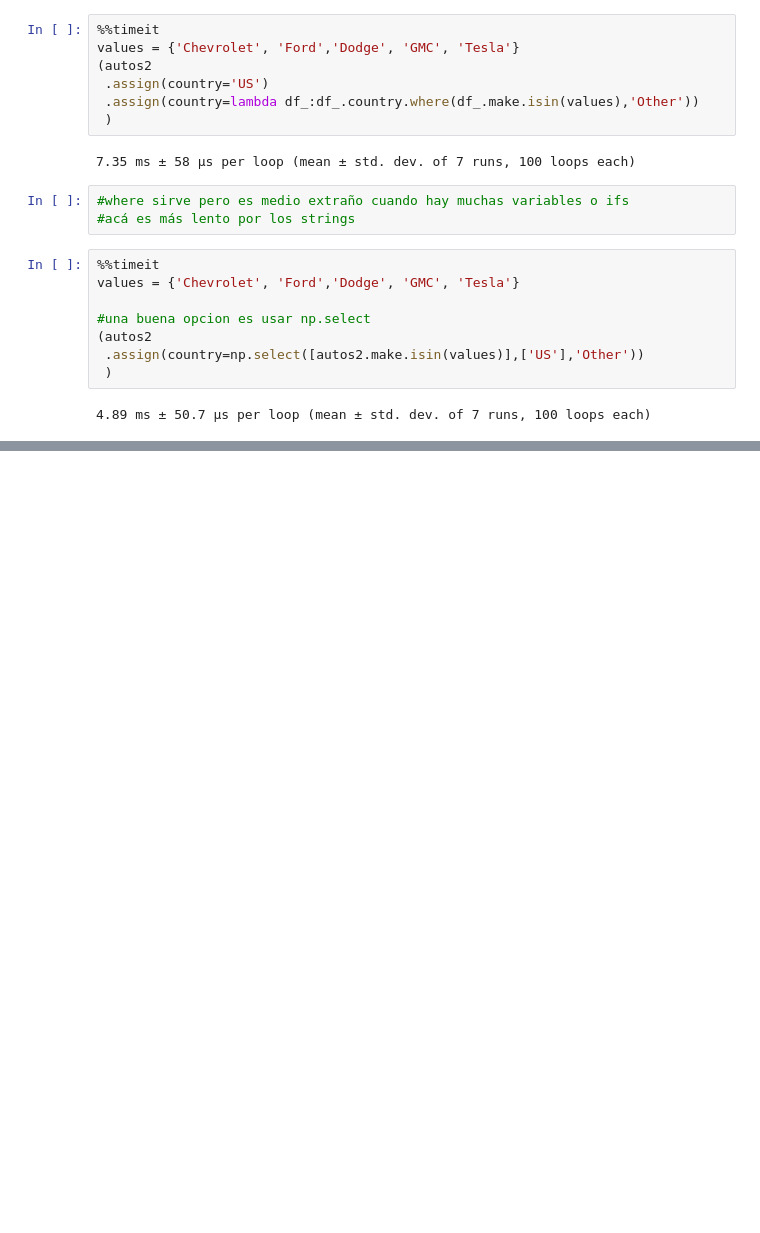
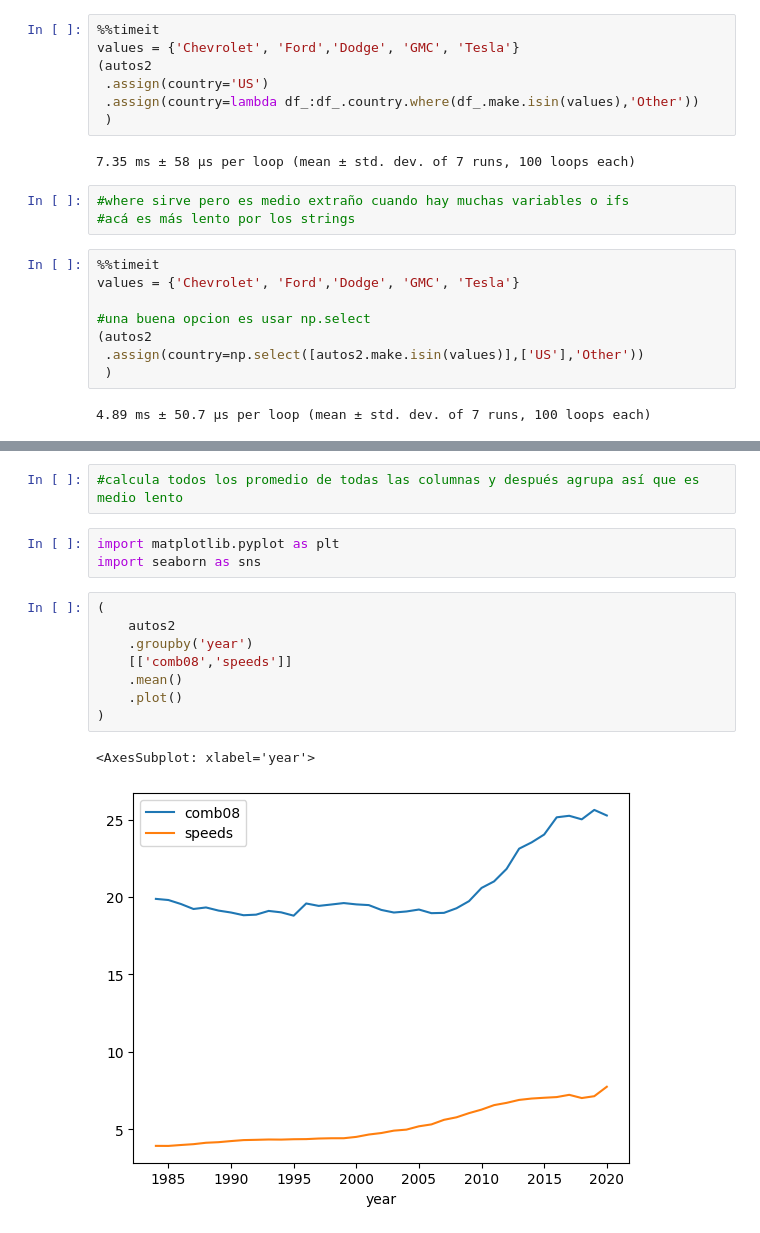
Before and after one commit to ferrandonea/pandas_tips, a Jupyter notebook: pandas_chaining_eff.ipynb, the cells around one changed output, grey strips where cells are left out. Saved outputs shown, nothing was run; the diff lists cells and outputs as text; blank space fills up the shorter version.

```diff
--- a/pandas_chaining_eff.ipynb
+++ b/pandas_chaining_eff.ipynb
@@ -874,0 +924,16 @@ values = {'Chevrolet', 'Ford','Dodge', 'GMC', 'Tesla'}
+# %%
+#calcula todos los promedio de todas las columnas y después agrupa así que es medio lento
+# %%
+import matplotlib.pyplot as plt
+import seaborn as sns
+# %%
+(
+    autos2
+    .groupby('year')
+    [['comb08','speeds']]
+    .mean()
+    .plot()
+)
+# %% [output]
+<AxesSubplot: xlabel='year'>
+[figure, added]
```
Also changed, not shown: parts of 11 cells of this notebook.
